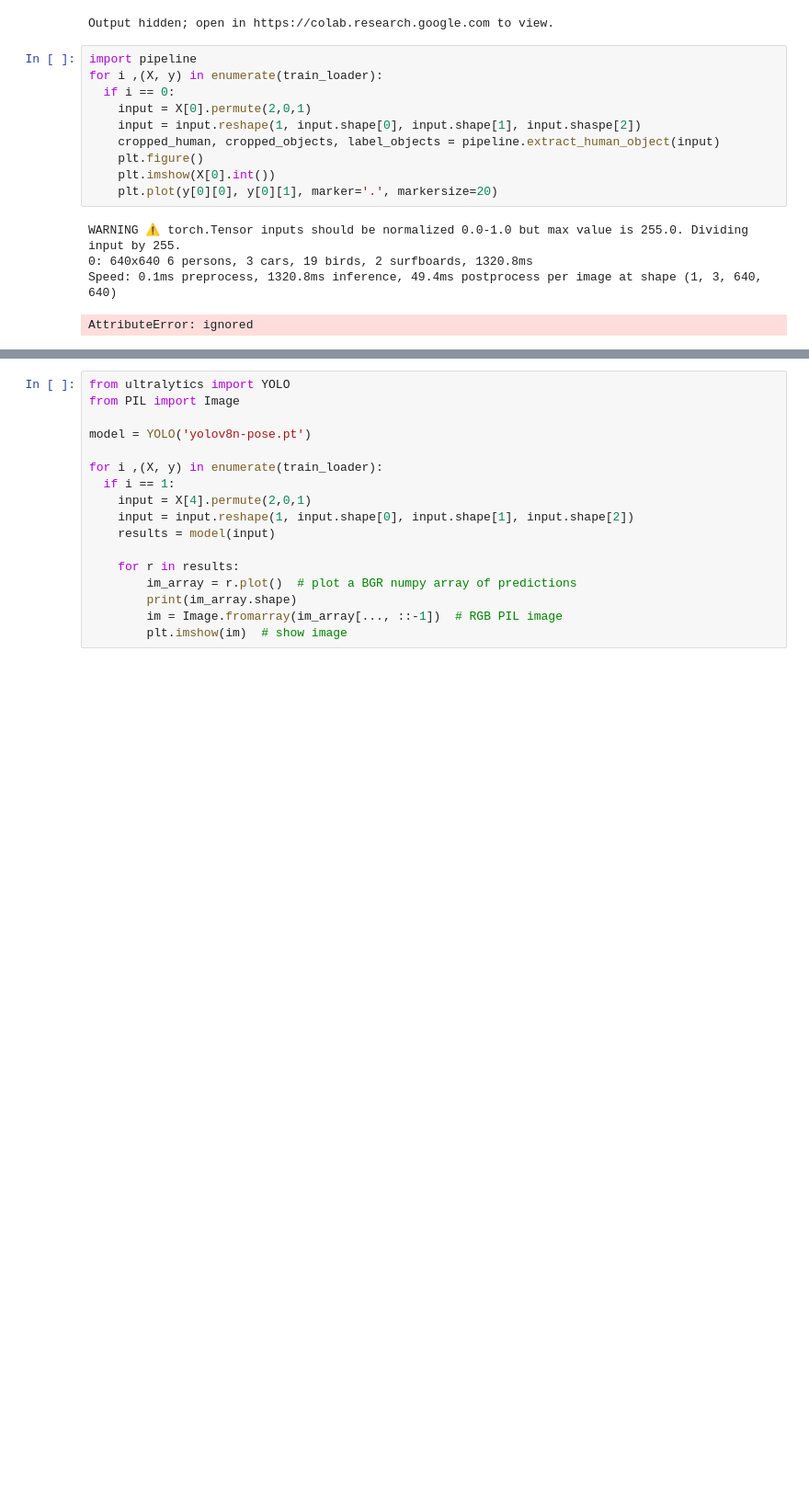
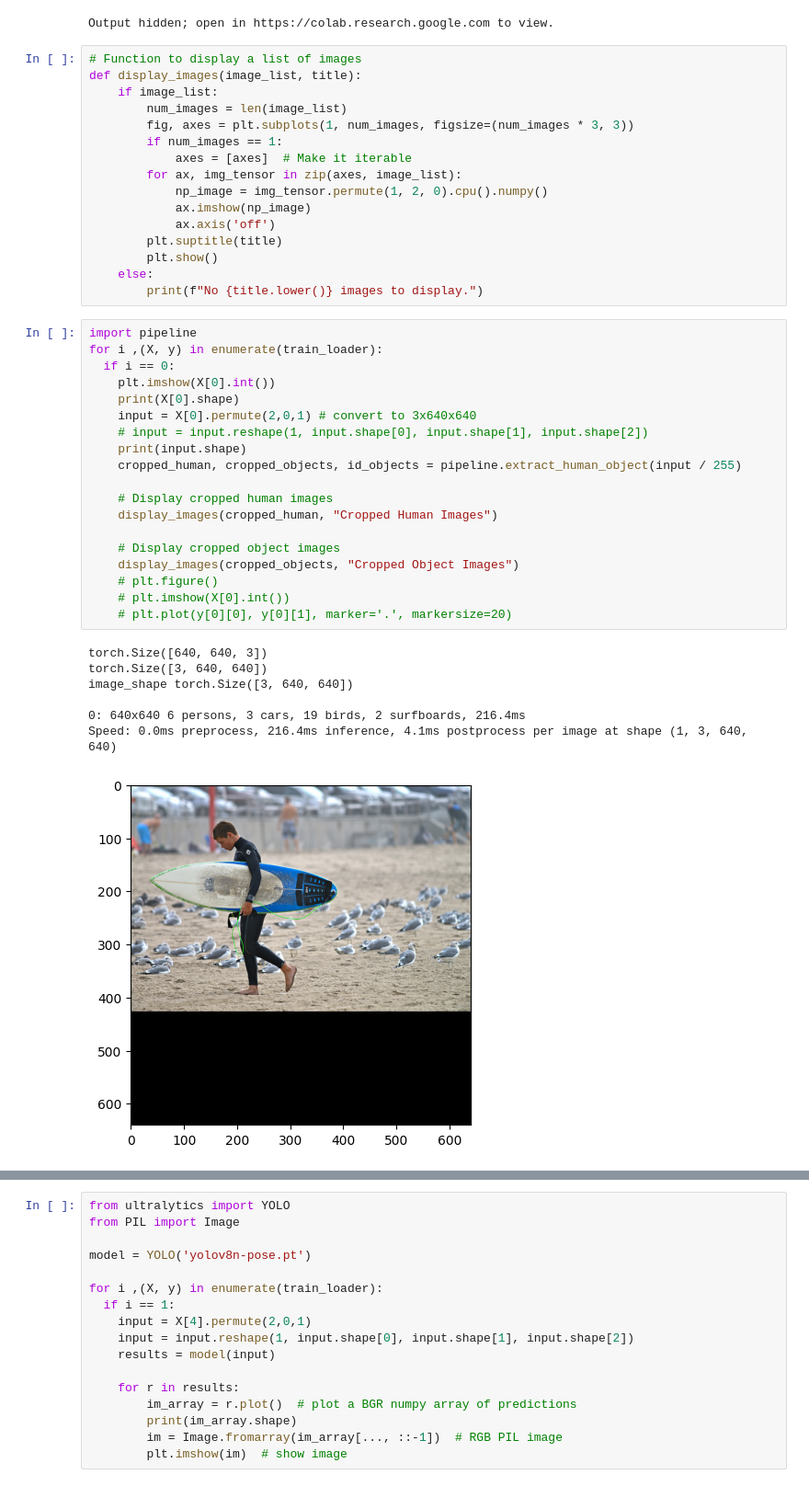
Before and after one commit to MultyXu/EECS_442_HOI, a Jupyter notebook: main.ipynb, the cells around one changed output, grey strips where cells are left out. Shown: that part at 92% size. Cells and saved outputs as stored; diff of their text form; blank space fills up the shorter version.

```diff
--- a/main.ipynb
+++ b/main.ipynb
@@ -64,18 +71,46 @@ for i ,(X, y) in enumerate(train_loader):
     plt.plot(y[0][0], y[0][1], marker='.', markersize=20)
 # %% [output]
 Output hidden; open in https://colab.research.google.com to view.
+# %%
+# Function to display a list of images
+def display_images(image_list, title):
+    if image_list:
+        num_images = len(image_list)
+        fig, axes = plt.subplots(1, num_images, figsize=(num_images * 3, 3))
+        if num_images == 1:
+            axes = [axes]  # Make it iterable
+        for ax, img_tensor in zip(axes, image_list):
+            np_image = img_tensor.permute(1, 2, 0).cpu().numpy()
+            ax.imshow(np_image)
+            ax.axis('off')
+        plt.suptitle(title)
+        plt.show()
+    else:
+        print(f"No {title.lower()} images to display.")
 # %%
 import pipeline
 for i ,(X, y) in enumerate(train_loader):
   if i == 0:
-    input = X[0].permute(2,0,1)
-    input = input.reshape(1, input.shape[0], input.shape[1], input.shaspe[2])
-    cropped_human, cropped_objects, label_objects = pipeline.extract_human_object(input)
-    plt.figure()
     plt.imshow(X[0].int())
-    plt.plot(y[0][0], y[0][1], marker='.', markersize=20)
+    print(X[0].shape)
+    input = X[0].permute(2,0,1) # convert to 3x640x640
+    # input = input.reshape(1, input.shape[0], input.shape[1], input.shape[2])
+    print(input.shape)
+    cropped_human, cropped_objects, id_objects = pipeline.extract_human_object(input / 255)
+
+    # Display cropped human images
+    display_images(cropped_human, "Cropped Human Images")
+
+    # Display cropped object images
+    display_images(cropped_objects, "Cropped Object Images")
+    # plt.figure()
+    # plt.imshow(X[0].int())
+    # plt.plot(y[0][0], y[0][1], marker='.', markersize=20)
 # %% [output]
-WARNING ⚠️ torch.Tensor inputs should be normalized 0.0-1.0 but max value is 255.0. Dividing input by 255.
-0: 640x640 6 persons, 3 cars, 19 birds, 2 surfboards, 1320.8ms
-Speed: 0.1ms preprocess, 1320.8ms inference, 49.4ms postprocess per image at shape (1, 3, 640, 640)
+torch.Size([640, 640, 3])
+torch.Size([3, 640, 640])
+image_shape torch.Size([3, 640, 640])
+
+0: 640x640 6 persons, 3 cars, 19 birds, 2 surfboards, 216.4ms
+Speed: 0.0ms preprocess, 216.4ms inference, 4.1ms postprocess per image at shape (1, 3, 640, 640)
-AttributeError: ignored
+[figure, added]
```
Also changed, not shown: parts of 7 cells of this notebook, 4 other files.
